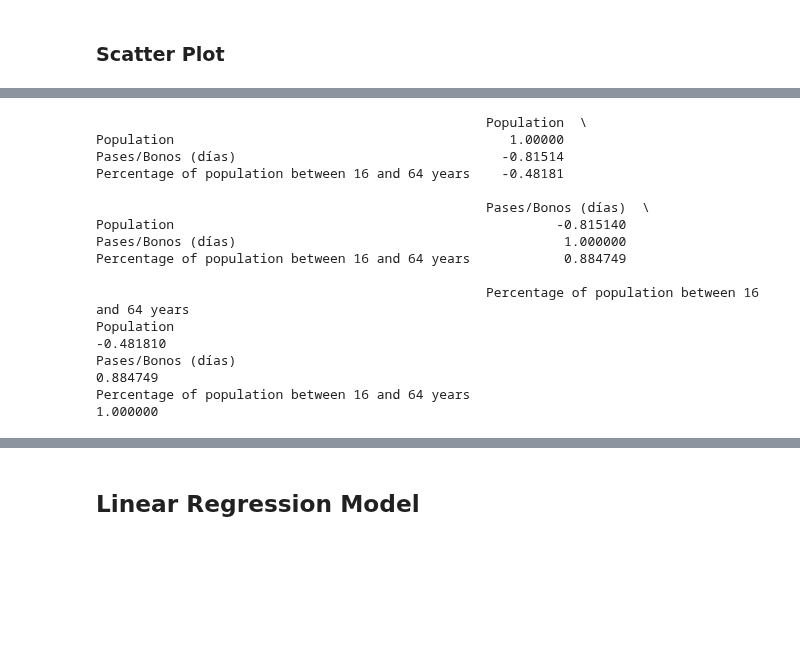
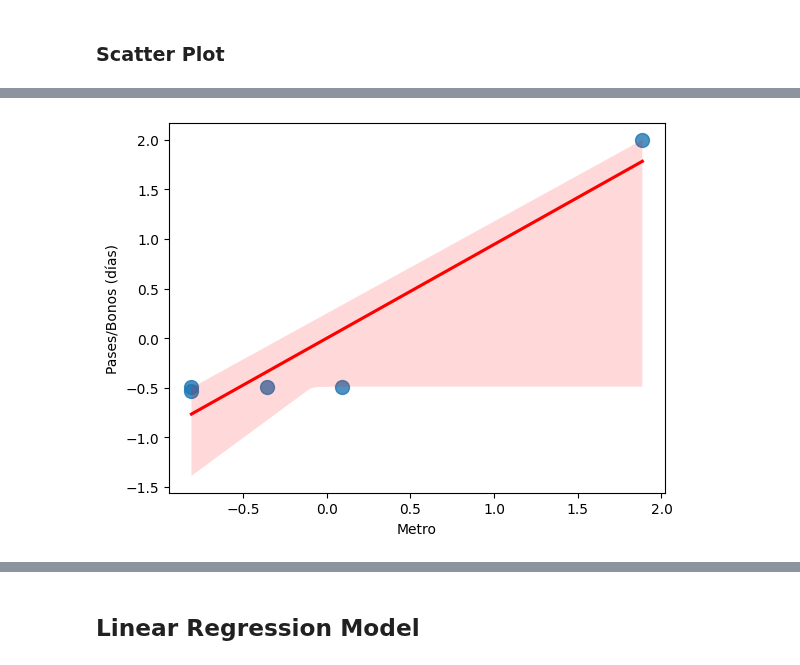
Before and after one commit to GabrielFersPin/Coworking, a Jupyter notebook: src/data_processing/predictions.ipynb, the cells around one changed output, grey strips where cells are left out. Saved outputs shown, nothing was run; the diff lists cells and outputs as text; code cells hidden in the pictures; blank space fills up the shorter version.

```diff
--- a/src/data_processing/predictions.ipynb
+++ b/src/data_processing/predictions.ipynb
@@ -249,21 +257,11 @@ plt.show()
-# %%
-# Calculate the correlation matrix
-correlation_matrix = merge_df[['Population', 'Pases/Bonos (días)', 'Percentage of population between 16 and 64 years']].corr()
-
-# Print the correlation matrix
-print(correlation_matrix)
-# %% [output]
-                                                  Population  \
-Population                                           1.00000
-Pases/Bonos (días)                                  -0.81514
-Percentage of population between 16 and 64 years    -0.48181
-
-                                                  Pases/Bonos (días)  \
-Population                                                 -0.815140
-Pases/Bonos (días)                                          1.000000
-Percentage of population between 16 and 64 years            0.884749
-
-                                                  Percentage of population between 16 and 64 years
-Population                                                                               -0.481810
-Pases/Bonos (días)                                                                        0.884749
-Percentage of population between 16 and 64 years                                          1.000000
+# %%
+import seaborn as sns
+import matplotlib.pyplot as plt
+
+# Create a scatter plot with a regression line
+sns.regplot(x='Metro', y='Pases/Bonos (días)', data=merge_df, scatter_kws={'s': 100}, line_kws={'color': 'red'})
+
+# Show the plot
+plt.show()
+# %% [output]
+[figure, added]
```
Also changed, not shown: parts of 8 cells of this notebook.
